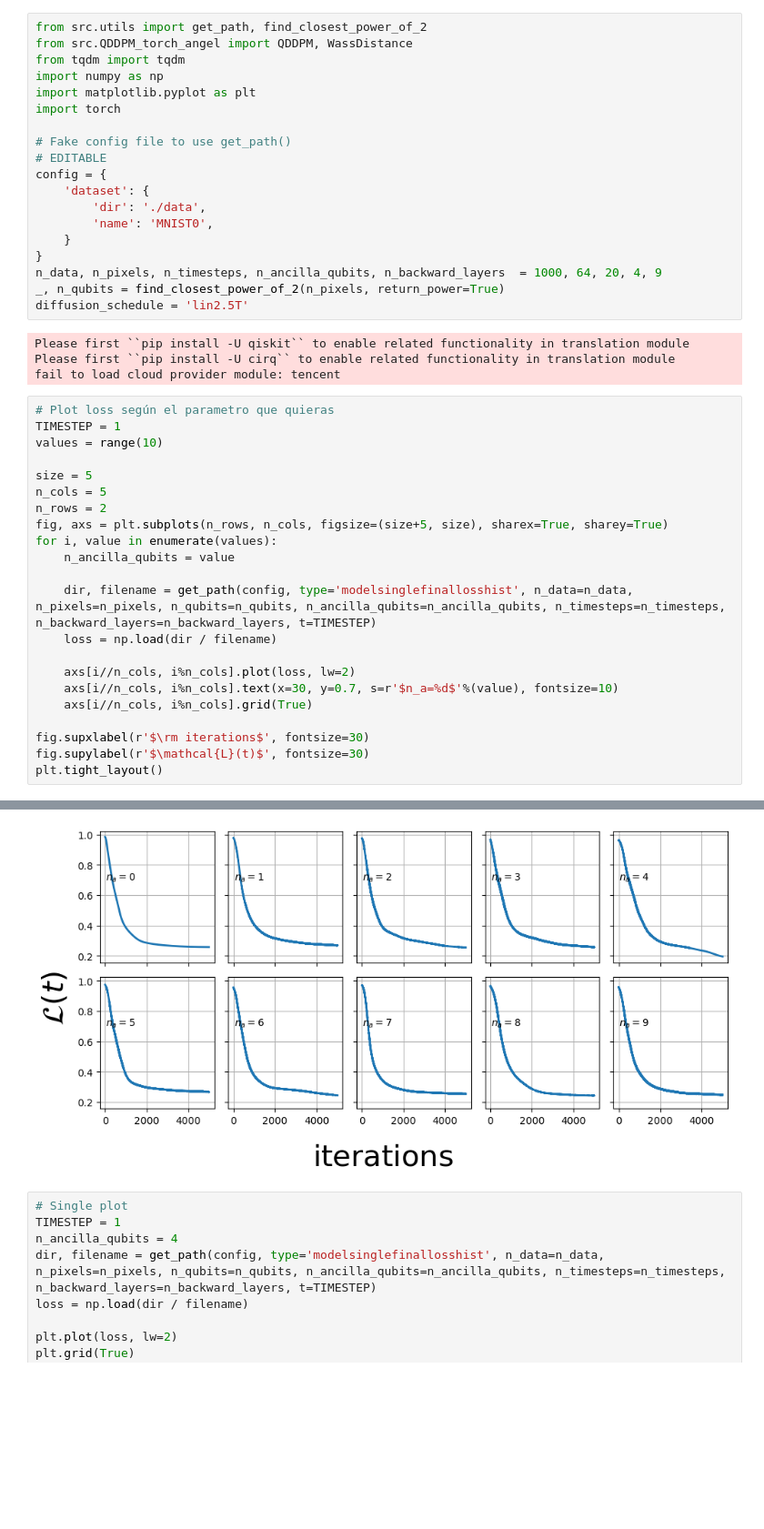
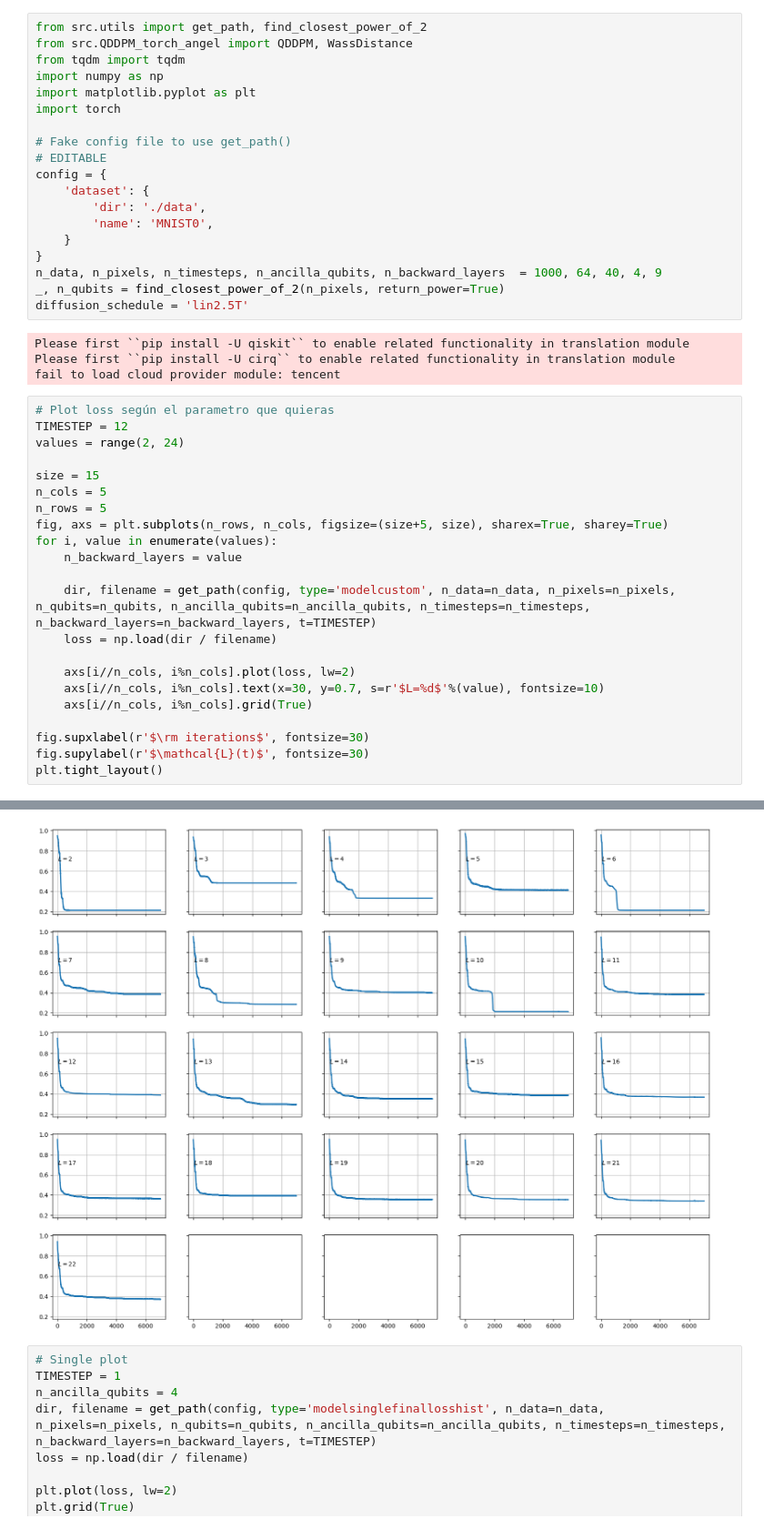
Before and after one commit to alapena/QuantGenMdl, a Jupyter notebook: visualize_denoising_singletimestep.ipynb, the cells around one changed output, grey strips where cells are left out. Shown at 91% size. Drawn from its saved outputs; the diff is of its cells as text; blank space fills up the shorter version.

```diff
--- a/visualize_denoising_singletimestep.ipynb
+++ b/visualize_denoising_singletimestep.ipynb
@@ -14,7 +14,7 @@ config = {
         'name': 'MNIST0',
     }
 }
-n_data, n_pixels, n_timesteps, n_ancilla_qubits, n_backward_layers  = 1000, 64, 20, 4, 9
+n_data, n_pixels, n_timesteps, n_ancilla_qubits, n_backward_layers  = 1000, 64, 40, 4, 9
 _, n_qubits = find_closest_power_of_2(n_pixels, return_power=True)
 diffusion_schedule = 'lin2.5T'
 # %% [output]
@@ -23,21 +23,21 @@ Please first ``pip install -U cirq`` to enable related functionality in translat
 fail to load cloud provider module: tencent
 # %%
 # Plot loss según el parametro que quieras
-TIMESTEP = 1
-values = range(10)
+TIMESTEP = 12
+values = range(2, 24)
 
-size = 5
+size = 15
 n_cols = 5
-n_rows = 2
+n_rows = 5
 fig, axs = plt.subplots(n_rows, n_cols, figsize=(size+5, size), sharex=True, sharey=True)
 for i, value in enumerate(values):
-    n_ancilla_qubits = value
+    n_backward_layers = value
 
-    dir, filename = get_path(config, type='modelsinglefinallosshist', n_data=n_data, n_pixels=n_pixels, n_qubits=n_qubits, n_ancilla_qubits=n_ancilla_qubits, n_timesteps=n_timesteps, n_backward_layers=n_backward_layers, t=TIMESTEP)
+    dir, filename = get_path(config, type='modelcustom', n_data=n_data, n_pixels=n_pixels, n_qubits=n_qubits, n_ancilla_qubits=n_ancilla_qubits, n_timesteps=n_timesteps, n_backward_layers=n_backward_layers, t=TIMESTEP)
     loss = np.load(dir / filename)
 
     axs[i//n_cols, i%n_cols].plot(loss, lw=2)
-    axs[i//n_cols, i%n_cols].text(x=30, y=0.7, s=r'$n_a=%d$'%(value), fontsize=10)
+    axs[i//n_cols, i%n_cols].text(x=30, y=0.7, s=r'$L=%d$'%(value), fontsize=10)
     axs[i//n_cols, i%n_cols].grid(True)
 
 fig.supxlabel(r'$\rm iterations$', fontsize=30)
@@ -47,4 +48,4 @@ plt.tight_layout()
-[figure, old version]
+[figure, new version]
 # %%
 # Single plot
 TIMESTEP = 1
```
Also changed, not shown: parts of 1 cell of this notebook, 4 other files.
